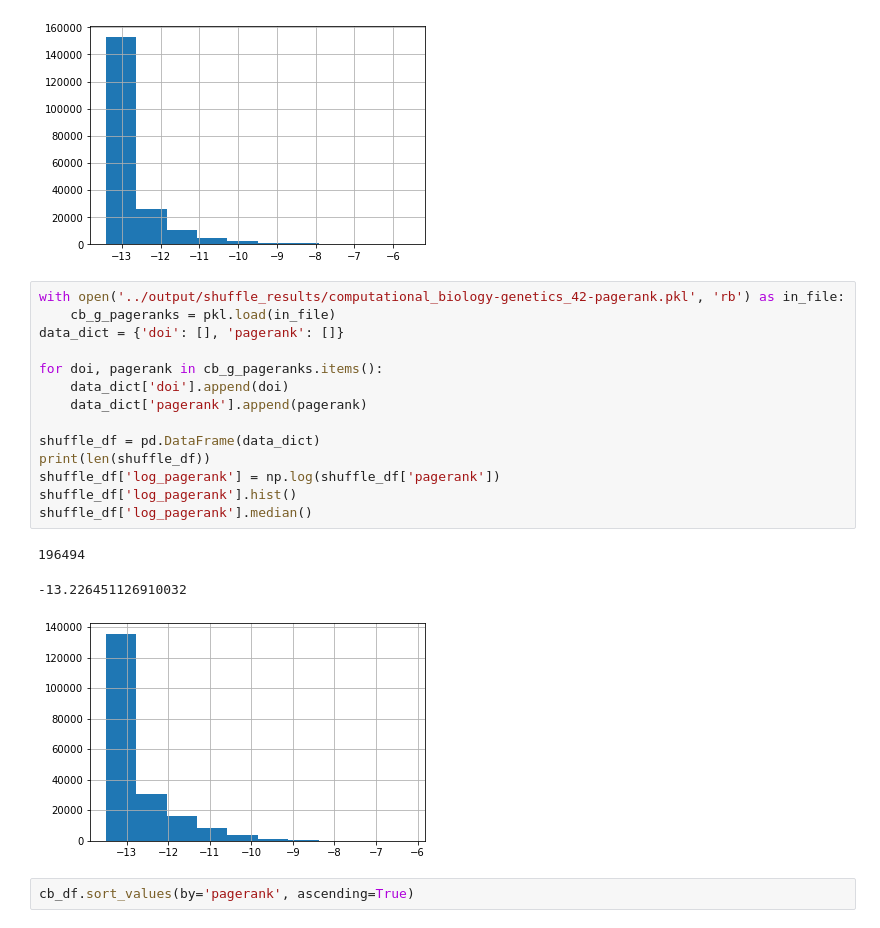
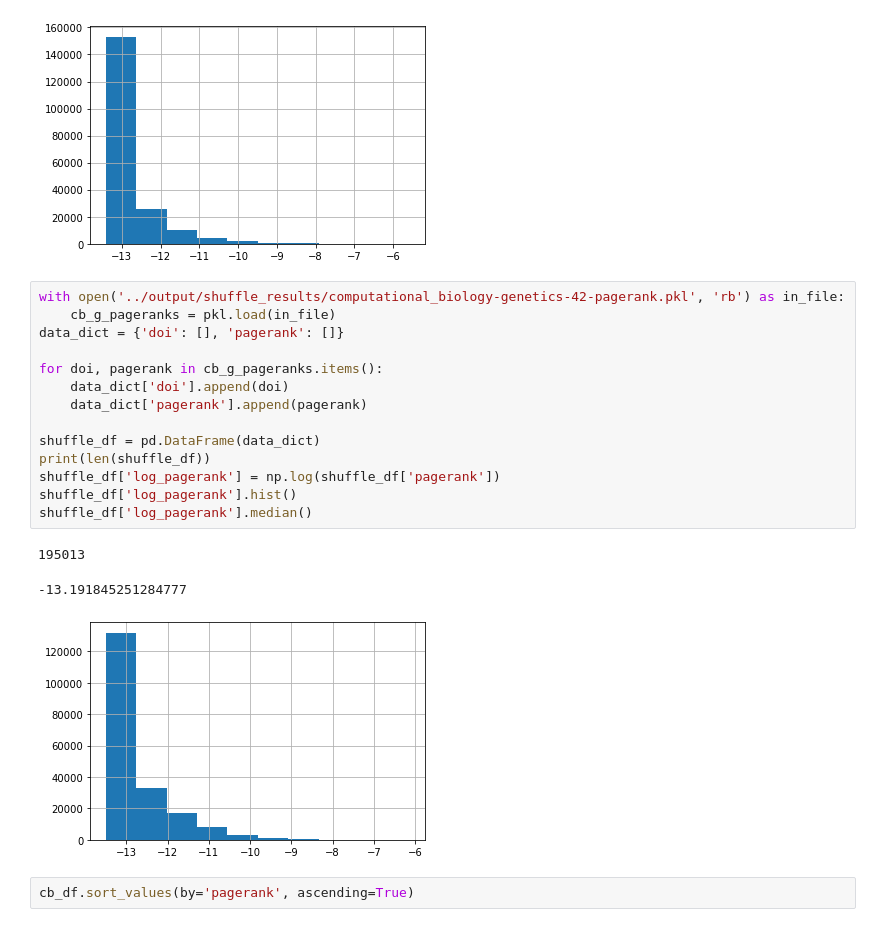
Before and after one commit to ben-heil/indices, a Jupyter notebook: notebooks/pagerank_inflation.ipynb, the cells around one changed output. Drawn from its saved outputs; the diff is of its cells as text.

```diff
--- a/notebooks/pagerank_inflation.ipynb
+++ b/notebooks/pagerank_inflation.ipynb
@@ -36,23 +41,23 @@ cb_df['log_pagerank'].median()
 -13.206491420980544
 [figure]
 # %%
-with open('../output/shuffle_results/computational_biology-genetics_42-pagerank.pkl', 'rb') as in_file:
+with open('../output/shuffle_results/computational_biology-genetics-42-pagerank.pkl', 'rb') as in_file:
     cb_g_pageranks = pkl.load(in_file)
 data_dict = {'doi': [], 'pagerank': []}
 
 for doi, pagerank in cb_g_pageranks.items():
     data_dict['doi'].append(doi)
     data_dict['pagerank'].append(pagerank)
 
 shuffle_df = pd.DataFrame(data_dict)
 print(len(shuffle_df))
 shuffle_df['log_pagerank'] = np.log(shuffle_df['pagerank'])
 shuffle_df['log_pagerank'].hist()
 shuffle_df['log_pagerank'].median()
 # %% [output]
-196494
+195013
--13.226451126910032
+-13.191845251284777
-[figure, old version]
+[figure, new version]
 # %%
 cb_df.sort_values(by='pagerank', ascending=True)
 # %% [output]
```
Also changed, not shown: parts of 33 cells of this notebook.
